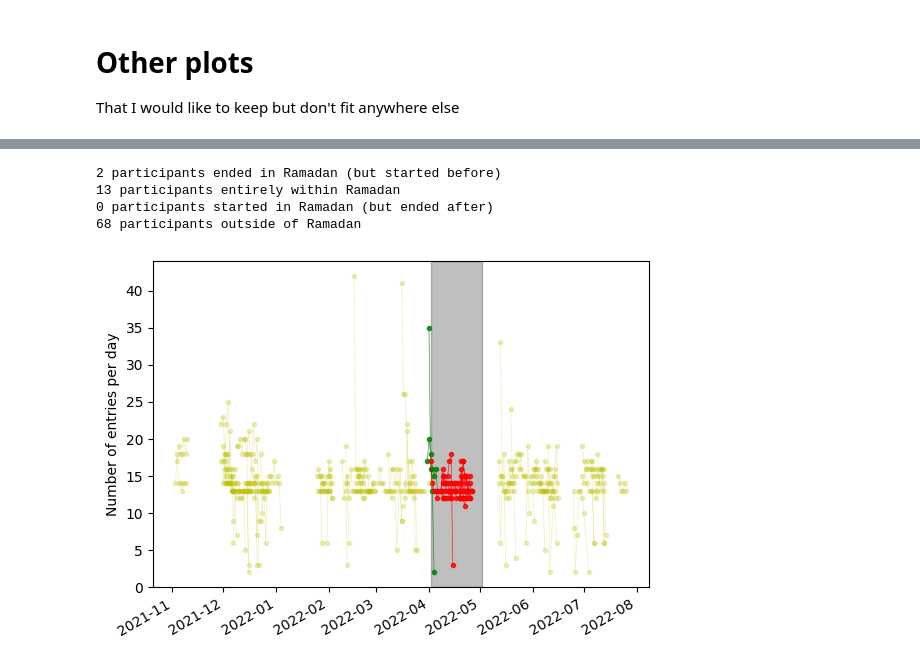
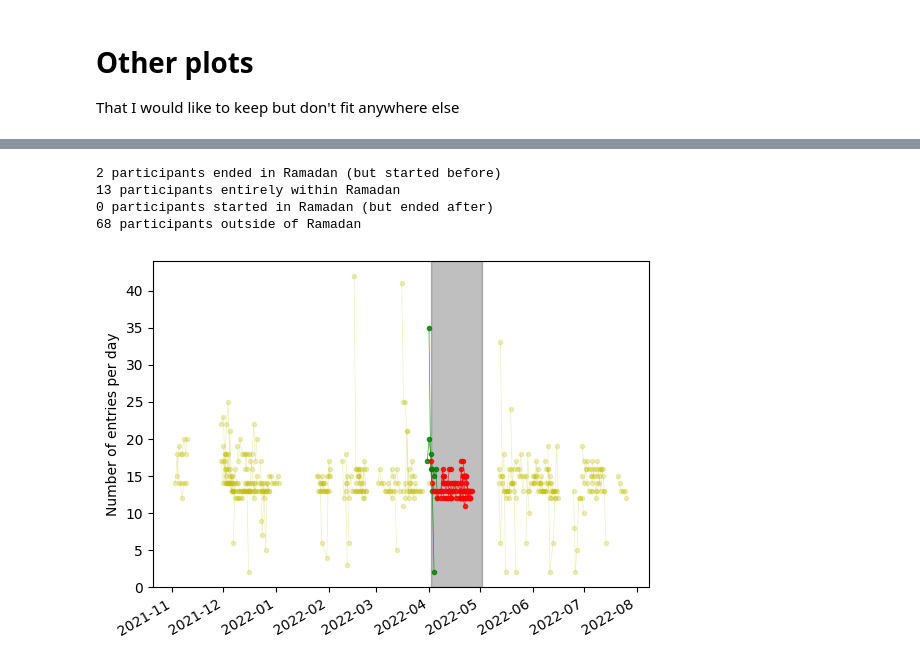
Before and after one commit to richard-lane/seaco_malaysia, a Jupyter notebook: other_stuff.ipynb, the cells around one changed output, grey strips where cells are left out. Cells and saved outputs as stored; diff of their text form; code cells hidden in the pictures.

```diff
--- a/other_stuff.ipynb
+++ b/other_stuff.ipynb
@@ -98,9 +105,9 @@ Show when the entries were made, indicating Ramadan
 
 """
 import matplotlib.pyplot as plt
-from ema import plotting, clean
+from ema import plotting
 
-meal_df = clean.cleaned_smartwatch(remove_catchups=True)
+meal_df = clean.cleaned_smartwatch(keep_catchups=False)
 
 plot = plt.subplots()
 fig, axis = plot
@@ -140,31 +147,31 @@ plotting.participant_entries_per_day(
     color="b",
     **plot_kw,
 )
 
 # - participants outside of Ramadan
 yellow_mask = ~meal_df["any_in_ramadan"]
 print(f"{len(meal_df[yellow_mask]['p_id'].unique())} participants outside of Ramadan")
 plotting.participant_entries_per_day(
     meal_df[yellow_mask],
     fig_ax=plot,
     color="y",
 )
 
 # Indicate ramadan on the plot
 plotting.shade_ramadan(axis)
 
 fig.autofmt_xdate()
 fig.savefig("img/ramadan_intersections.png")
 
 # Check there's no overlaps
 assert len(meal_df["p_id"].unique()) == len(meal_df[green_mask]["p_id"].unique()) + len(
     meal_df[red_mask]["p_id"].unique()
 ) + len(meal_df[blue_mask]["p_id"].unique()) + len(
     meal_df[yellow_mask]["p_id"].unique()
 )
 # %% [output]
 2 participants ended in Ramadan (but started before)
 13 participants entirely within Ramadan
 0 participants started in Ramadan (but ended after)
 68 participants outside of Ramadan
-[figure, old version]
+[figure, new version]
```
Also changed, not shown: parts of 5 cells of this notebook, 2 other files.
